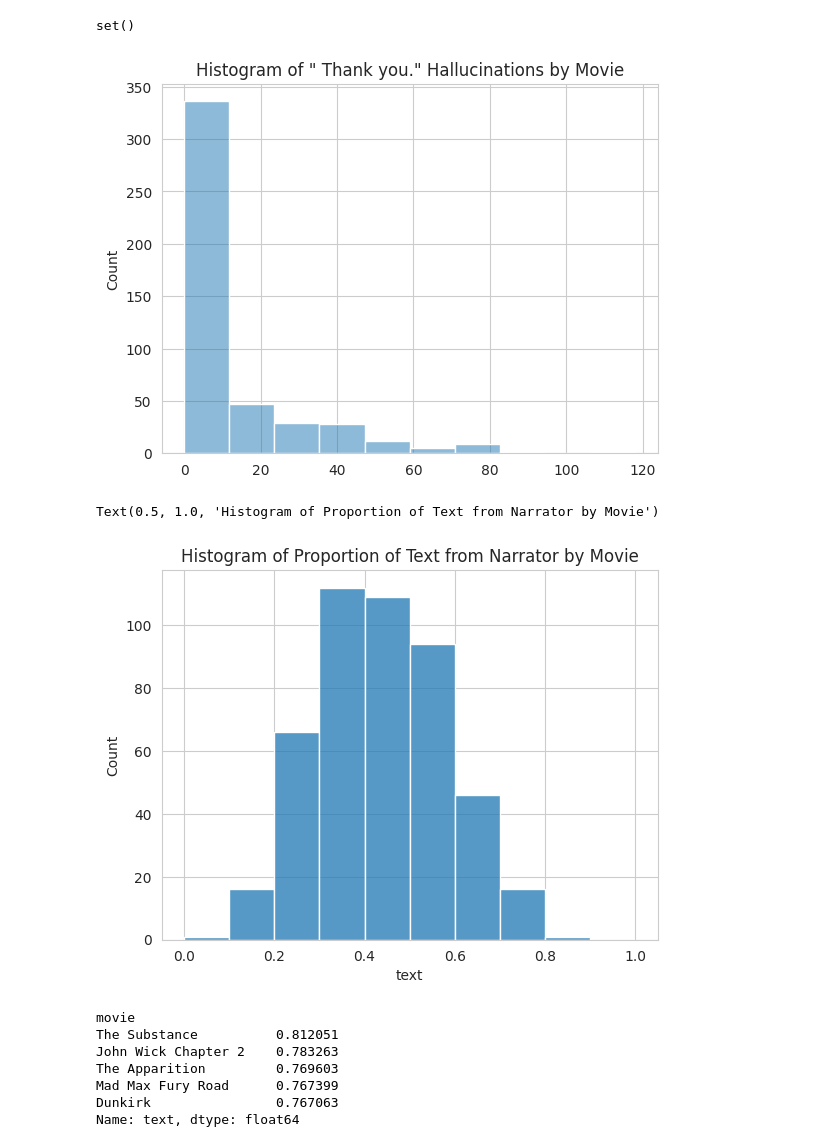
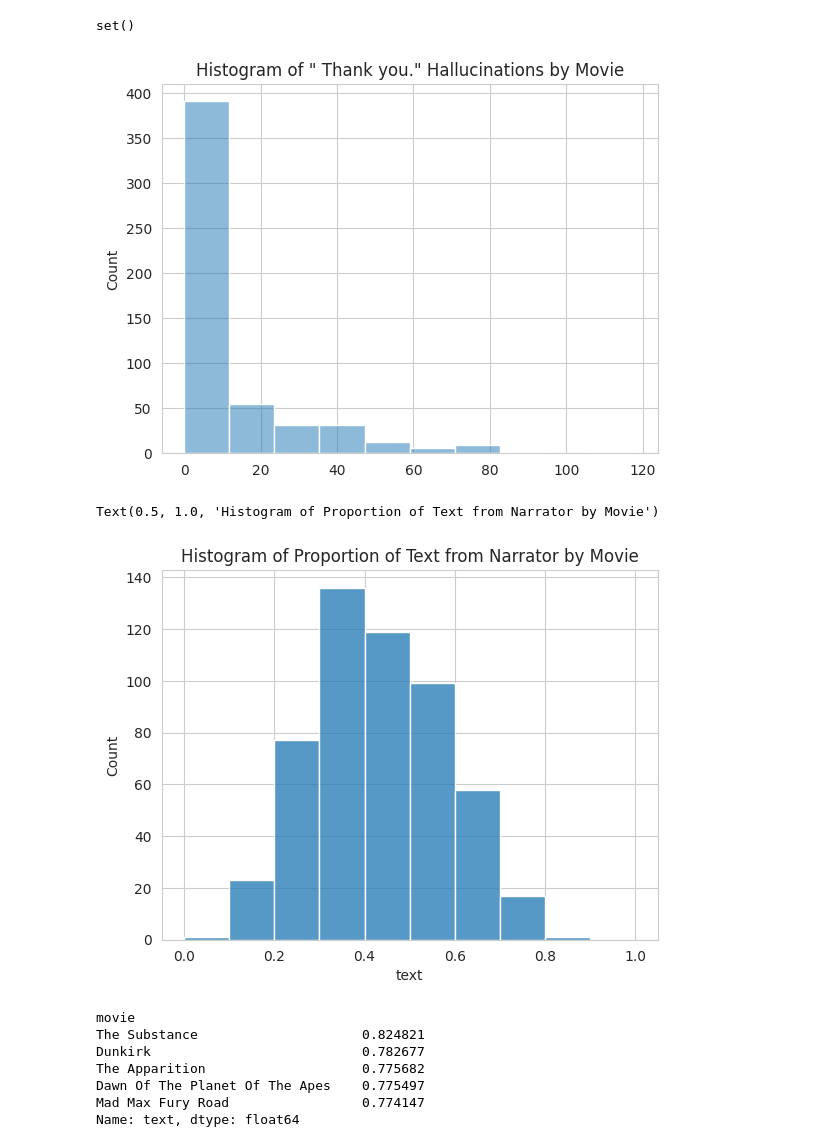
Before and after one commit to sydney-machine-learning/audiodescription-abusedetection, a Jupyter notebook: 02_data_preparation.ipynb, the cells around one changed output. Saved outputs shown, nothing was run; the diff lists cells and outputs as text; code cells hidden in the pictures.

```diff
--- a/02_data_preparation.ipynb
+++ b/02_data_preparation.ipynb
@@ -81,6 +82,7 @@ trans_df['movie_name'] = trans_df['movie_name'].str.strip().str.replace('-', ' '
 
 trans_df['text_len'] = trans_df.text.str.len()
 text_count = trans_df.groupby('movie_name').text_len.sum().reset_index()
-poorly_transcribed_movies = text_count[text_count.text_len < 9000].movie_name.to_list()
+poorly_transcribed_movies = text_count[text_count.text_len < 7000].movie_name.to_list()
 
-# trans_df = trans_df[~trans_df.movie_name.isin(poorly_transcribed_movies)].reset_index(drop=True)
+trans_df = trans_df[~trans_df.movie_name.isin(poorly_transcribed_movies)].reset_index(drop=True)
+filtered_movies += poorly_transcribed_movies
@@ -158,27 +169,27 @@ set()
 plotting.create_thank_you_hist(trans_df)
 # TODO: consider evaluating per segment count or per character count
 # %% [output]
-[figure, old version]
+[figure, new version]
 # %%
-trans_wc_df = red_trans_df.groupby('movie').text.apply(' '.join).apply(md.process_text, excl_stopwords=False).apply(len)
-subs_wc_df = filtered_subs_df.groupby('movie').text.apply(' '.join).apply(md.process_text, excl_stopwords=False).apply(len)
+trans_wc_df = red_trans_df.groupby('movie').text.apply(' '.join).apply(len)
+subs_wc_df = filtered_subs_df.groupby('movie').text.apply(' '.join).apply(len)
 
 perc_narration_df = trans_wc_df / (subs_wc_df + trans_wc_df)
 
 sns.histplot(perc_narration_df, binrange=(0, 1), bins=10)
 plt.title('Histogram of Proportion of Text from Narrator by Movie')
 # %% [output]
 Text(0.5, 1.0, 'Histogram of Proportion of Text from Narrator by Movie')
-[figure, old version]
+[figure, new version]
 # %%
 perc_narration_df.sort_values(ascending=False).iloc[:5]
 # %% [output]
 movie
-The Substance          0.812051
-John Wick Chapter 2    0.783263
-The Apparition         0.769603
-Mad Max Fury Road      0.767399
-Dunkirk                0.767063
+The Substance                     0.824821
+Dunkirk                           0.782677
+The Apparition                    0.775682
+Dawn Of The Planet Of The Apes    0.775497
+Mad Max Fury Road                 0.774147
 Name: text, dtype: float64
 # %%
 perc_narration_df.sort_values(ascending=True).iloc[:5]
```
Also changed, not shown: parts of 11 cells of this notebook, 13 other files.
